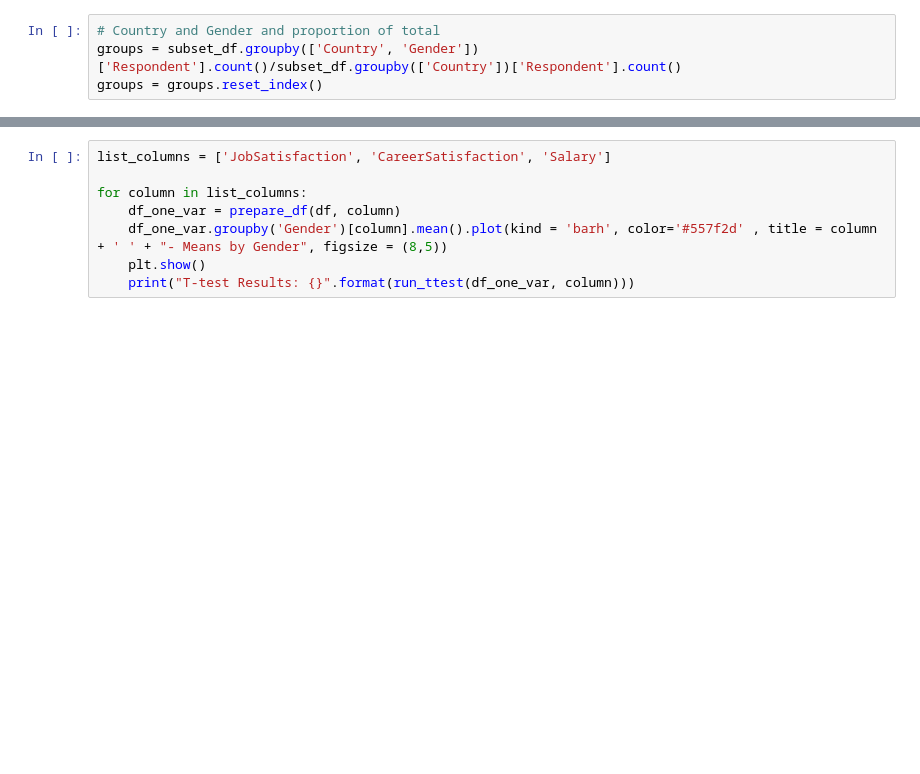
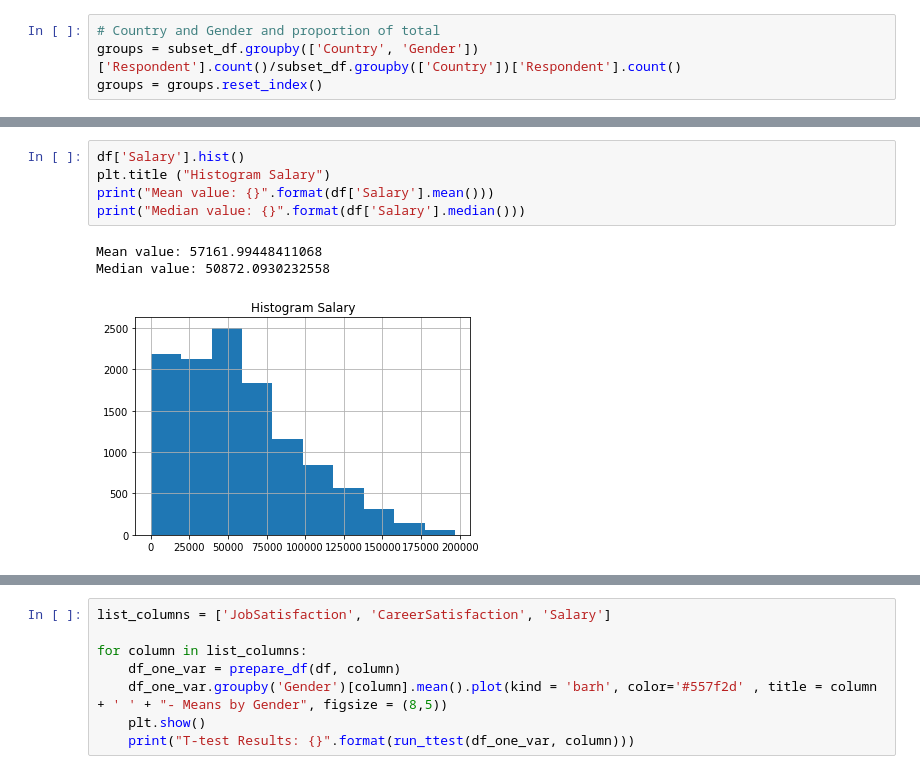
Before and after one commit to marcelajanowska/Stack_Overflow_Survey_Results_Analysis, a Jupyter notebook: Stack Overflow Survey Results Analysis.ipynb, the cells around one changed output, grey strips where cells are left out. Cells and saved outputs as stored; diff of their text form; blank space fills up the shorter version.

```diff
--- a/Stack Overflow Survey Results Analysis.ipynb
+++ b/Stack Overflow Survey Results Analysis.ipynb
@@ -124 +185,10 @@ groups[groups.Gender == 'Female'].sort_values(by = 'Respondent').set_index('Coun
+# %%
+df['Salary'].hist()
+plt.title ("Histogram Salary")
+print("Mean value: {}".format(df['Salary'].mean()))
+print("Median value: {}".format(df['Salary'].median()))
+# %% [output]
+Mean value: 57161.99448411068
+Median value: 50872.0930232558
+[figure, added]
 # %%
```
Also changed, not shown: parts of 29 cells of this notebook.
